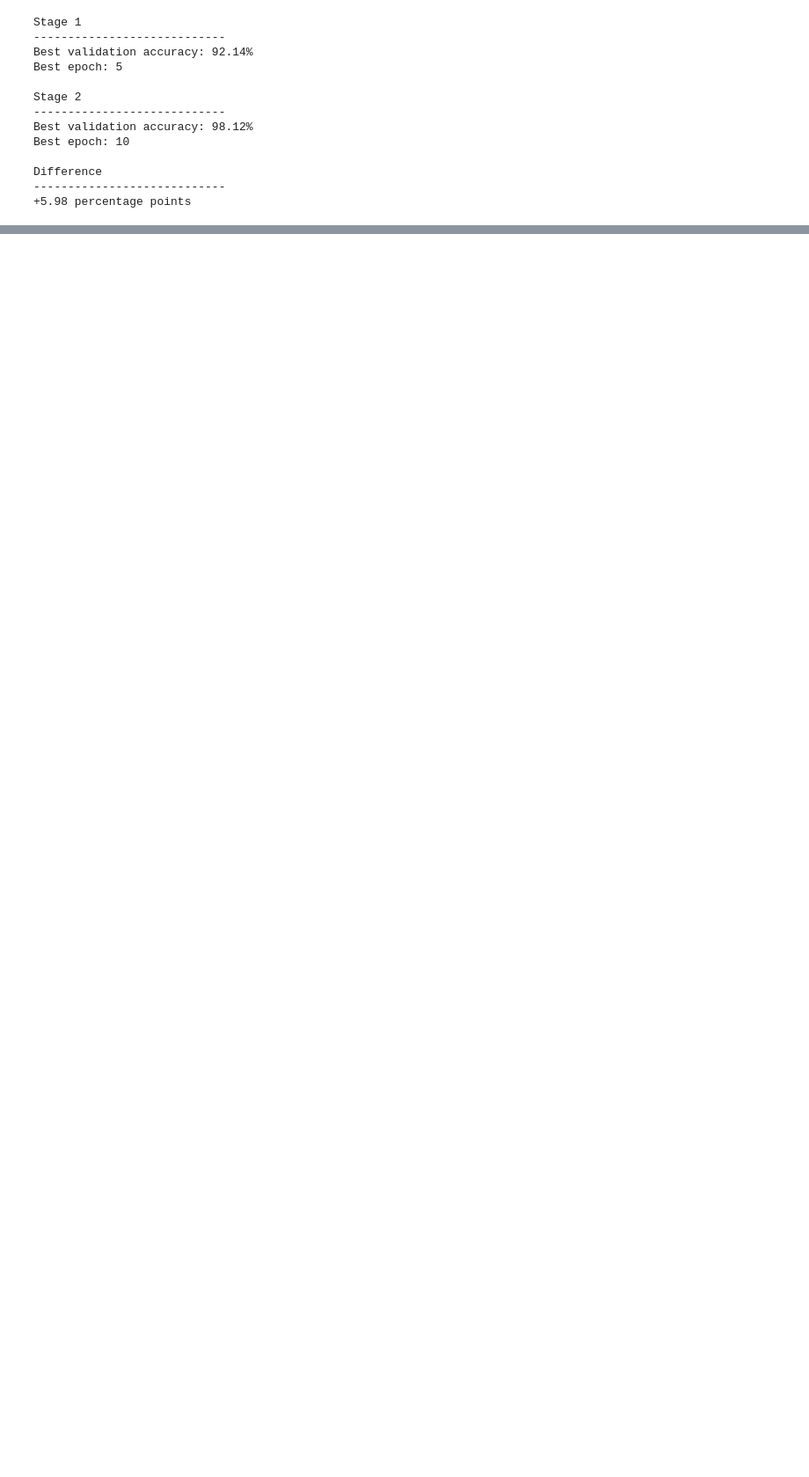
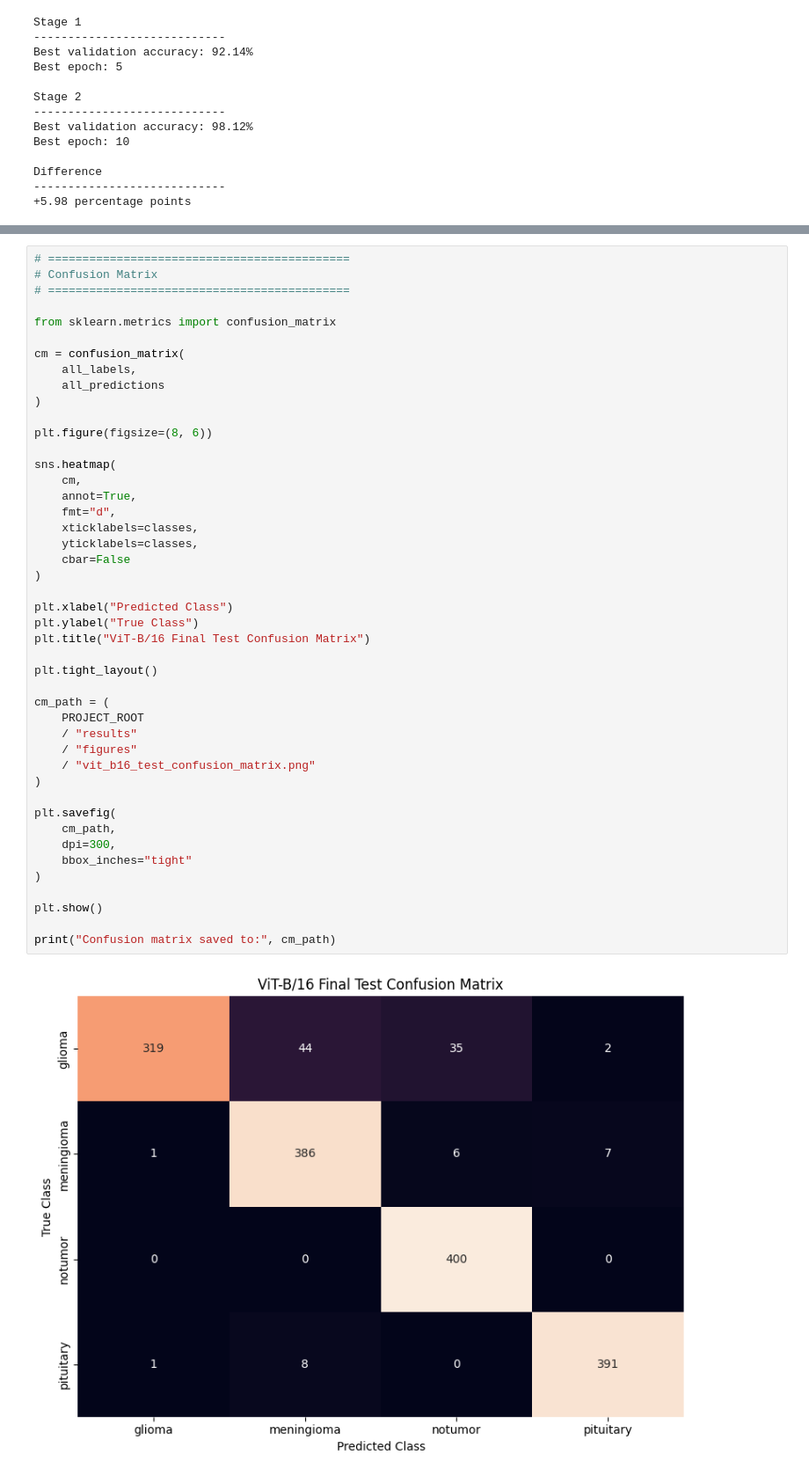
Before and after one commit to mirshadahamed/brain-tumor-mri-classification, a Jupyter notebook: brain-tumor-vit/notebooks/preprocessing.ipynb, the cells around one changed output, grey strips where cells are left out. Shown at 88% size. Drawn from its saved outputs; the diff is of its cells as text; blank space fills up the shorter version.

Commit message:
Add final ViT-B16 test evaluation and metrics

```diff
--- a/brain-tumor-vit/notebooks/preprocessing.ipynb
+++ b/brain-tumor-vit/notebooks/preprocessing.ipynb
@@ -1613,0 +1795,47 @@ Difference
+# %%
+# ============================================
+# Confusion Matrix
+# ============================================
+
+from sklearn.metrics import confusion_matrix
+
+cm = confusion_matrix(
+    all_labels,
+    all_predictions
+)
+
+plt.figure(figsize=(8, 6))
+
+sns.heatmap(
+    cm,
+    annot=True,
+    fmt="d",
+    xticklabels=classes,
+    yticklabels=classes,
+    cbar=False
+)
+
+plt.xlabel("Predicted Class")
+plt.ylabel("True Class")
+plt.title("ViT-B/16 Final Test Confusion Matrix")
+
+plt.tight_layout()
+
+cm_path = (
+    PROJECT_ROOT
+    / "results"
+    / "figures"
+    / "vit_b16_test_confusion_matrix.png"
+)
+
+plt.savefig(
+    cm_path,
+    dpi=300,
+    bbox_inches="tight"
+)
+
+plt.show()
+
+print("Confusion matrix saved to:", cm_path)
+# %% [output]
+[figure, added]
```
Also changed, not shown: parts of 7 cells of this notebook, 2 other files.
